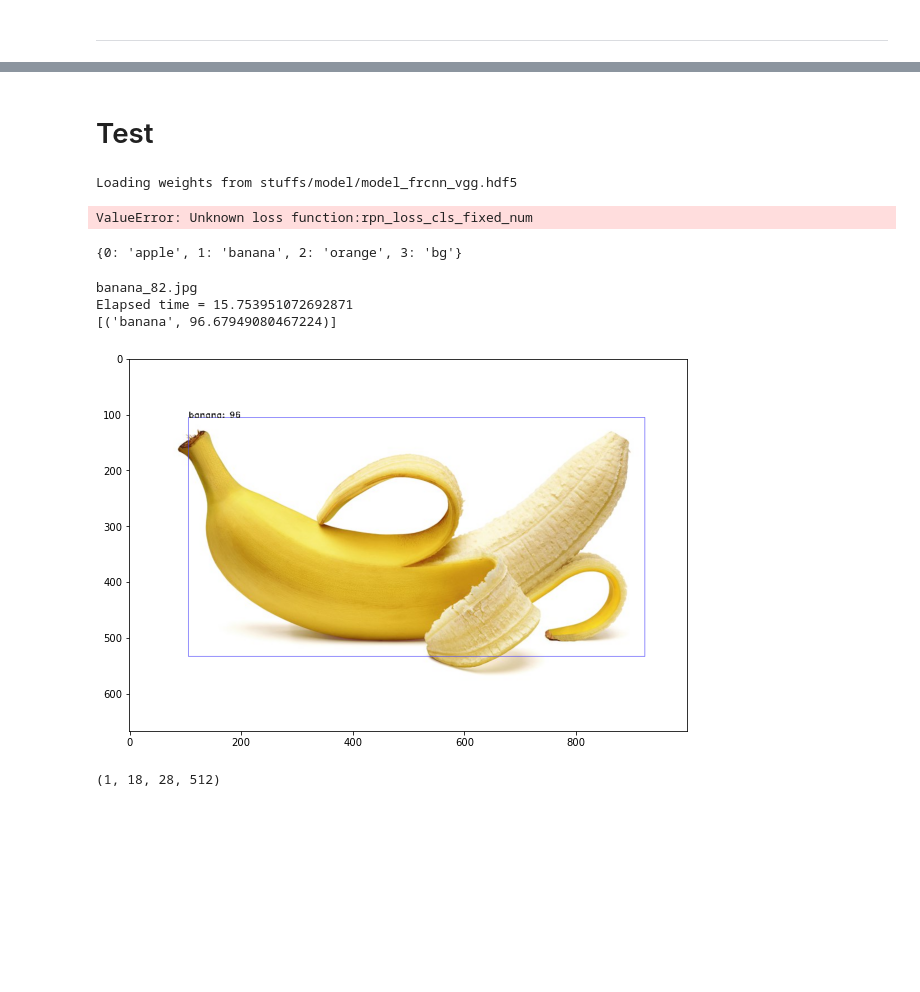
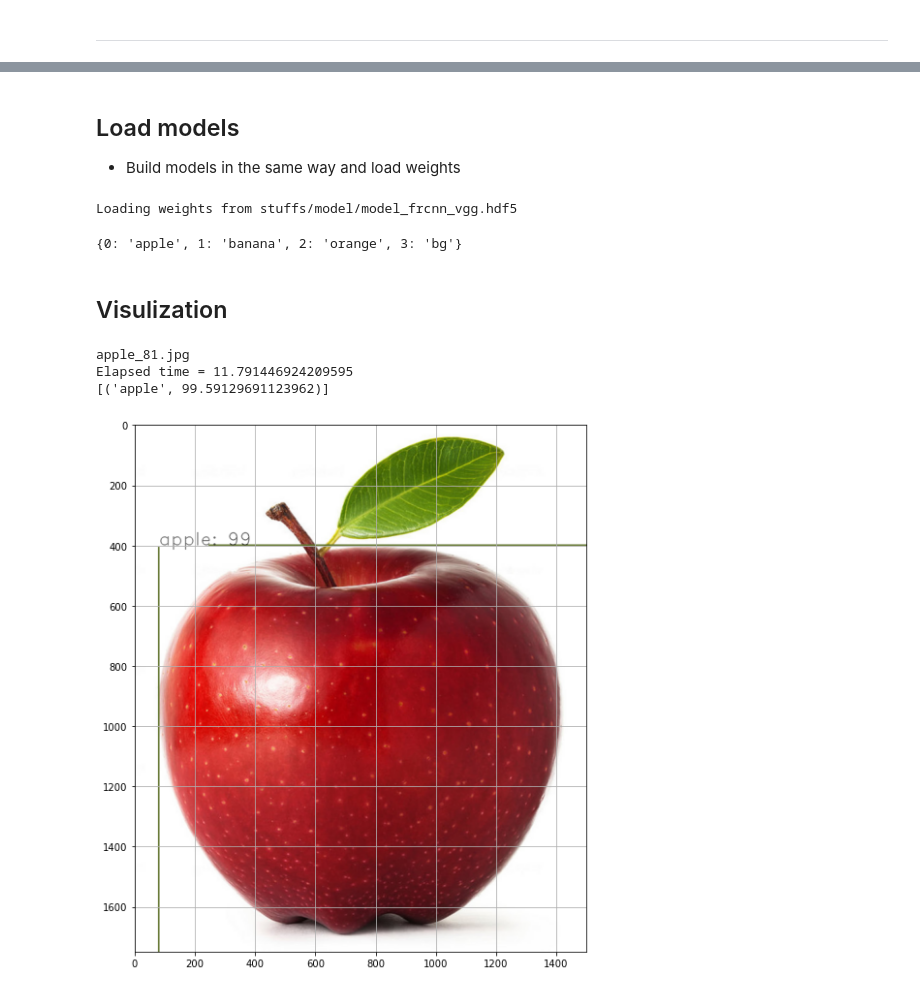
Before and after one commit to PeihangXu/DL_final_project_object_detection, a Jupyter notebook: FRCNN_test.ipynb, the cells around one changed output, grey strips where cells are left out. Cells and saved outputs as stored; diff of their text form; code cells hidden in the pictures; blank space fills up the shorter version.

```diff
--- a/FRCNN_test.ipynb
+++ b/FRCNN_test.ipynb
@@ -1105,2 +794,0 @@ plt.show()
-# %% [markdown]
-# Test
@@ -1151,3 +795,6 @@ def get_real_coordinates(ratio, x1, y1, x2, y2):
+# %% [markdown]
+## Load models
+- Build models in the same way and load weights
 # %%
 input_shape_img = (None, None, 3)
 
@@ -1244,8 +894,7 @@ def class_loss_cls(y_true, y_pred):
 # %%
-model_rpn = tf.keras.models.load_model('stuffs/model/model_rpn.h5')
-model_classifier = tf.keras.models.load_model('stuffs/model/model_classifier.h5')
+# import keras
+# model_rpn2 = keras.models.load_model('stuffs/model/model_rpn.h5')
+# model_classifier2 = keras.models.load_model('stuffs/model/model_classifier.h5')
-# %% [output]
-ValueError: Unknown loss function:rpn_loss_cls_fixed_num
 # %%
 # Switch key value for class mapping
 class_mapping = C.class_mapping
@@ -1254,6 +903,8 @@ print(class_mapping)
 class_to_color = {class_mapping[v]: np.random.randint(0, 255, 3) for v in class_mapping}
 # %% [output]
 {0: 'apple', 1: 'banana', 2: 'orange', 3: 'bg'}
+# %% [markdown]
+## Visulization
 # %%
 test_imgs = os.listdir(test_base_path)
 
@@ -1267,8 +918,8 @@ all_imgs = []
 classes = {}
 # %%
 idx=0
-img_name='banana_82.jpg'
-bbox_threshold = 0.5
+img_name='apple_81.jpg'
+bbox_threshold = 0.7
 print(img_name)
 st = time.time()
 filepath = os.path.join(test_base_path, img_name)
@@ -1341,44 +992,41 @@ for jk in range(R.shape[0]//C.num_rois + 1):
         except:
             pass
         bboxes[cls_name].append([C.rpn_stride*x, C.rpn_stride*y, C.rpn_stride*(x+w), C.rpn_stride*(y+h)])
         probs[cls_name].append(np.max(P_cls[0, ii, :]))
 
 all_dets = []
 
 for key in bboxes:
     bbox = np.array(bboxes[key])
 
-    new_boxes, new_probs = non_max_suppression_fast(bbox, np.array(probs[key]), overlap_thresh=0.2)
+    new_boxes, new_probs = non_max_suppression_fast(bbox, np.array(probs[key]), overlap_thresh=0.25)
     for jk in range(new_boxes.shape[0]):
         (x1, y1, x2, y2) = new_boxes[jk,:]
 
         # Calculate real coordinates on original image
         (real_x1, real_y1, real_x2, real_y2) = get_real_coordinates(ratio, x1, y1, x2, y2)
 
-        cv2.rectangle(img,(real_x1, real_y1), (real_x2, real_y2),(int(class_to_color[key][0]), int(class_to_color[key][1]), int(class_to_color[key][2])),1)
+        cv2.rectangle(img,(real_x1, real_y1), (real_x2, real_y2), (int(class_to_color[key][0]), int(class_to_color[key][1]), int(class_to_color[key][2])),4)
 
         textLabel = '{}: {}'.format(key,int(100*new_probs[jk]))
         all_dets.append((key,100*new_probs[jk]))
 
         (retval,baseLine) = cv2.getTextSize(textLabel,cv2.FONT_HERSHEY_COMPLEX,1,1)
         textOrg = (real_x1, real_y1-0)
 
-#         cv2.rectangle(img, (textOrg[0] - 5, textOrg[1]+baseLine - 5), (textOrg[0]+retval[0] + 5, textOrg[1]-retval[1] - 5), (0, 0, 0), 1)
-#         cv2.rectangle(img, (textOrg[0] - 5,textOrg[1]+baseLine - 5), (textOrg[0]+retval[0] + 5, textOrg[1]-retval[1] - 5), (255, 255, 255), -1)
-        cv2.putText(img, textLabel, textOrg, cv2.FONT_HERSHEY_DUPLEX, 0.5, (0, 0, 0), 1)
+        cv2.rectangle(img, (textOrg[0] - 5, textOrg[1]+baseLine - 5), (textOrg[0]+retval[0] + 5, textOrg[1]-retval[1] - 5), (0, 0, 0), 1)
+        cv2.rectangle(img, (textOrg[0] - 5,textOrg[1]+baseLine - 5), (textOrg[0]+retval[0] + 5, textOrg[1]-retval[1] - 5), (255, 255, 255), -1)
+        cv2.putText(img, textLabel, textOrg, cv2.FONT_HERSHEY_DUPLEX, 2, (0, 0, 0), 1)
 
 print('Elapsed time = {}'.format(time.time() - st))
 print(all_dets)
 plt.figure(figsize=(10,10))
-# plt.grid()
+plt.grid()
 plt.imshow(cv2.cvtColor(img,cv2.COLOR_BGR2RGB))
+plt.savefig(img_name)
 plt.show()
 # %% [output]
-banana_82.jpg
-Elapsed time = 15.753951072692871
-[('banana', 96.67949080467224)]
+apple_81.jpg
+Elapsed time = 11.791446924209595
+[('apple', 99.59129691123962)]
-[figure, old version]
+[figure, new version]
-# %%
-F.shape
-# %% [output]
-(1, 18, 28, 512)
```
Also changed, not shown: parts of 85 cells of this notebook, 9 other files.
